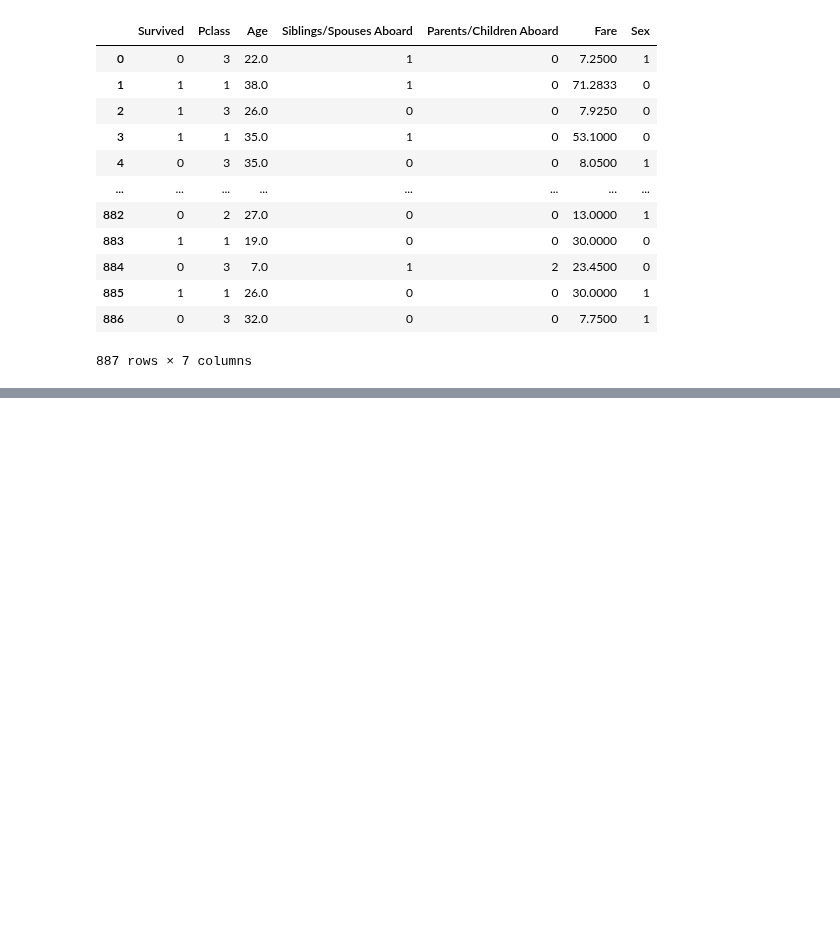
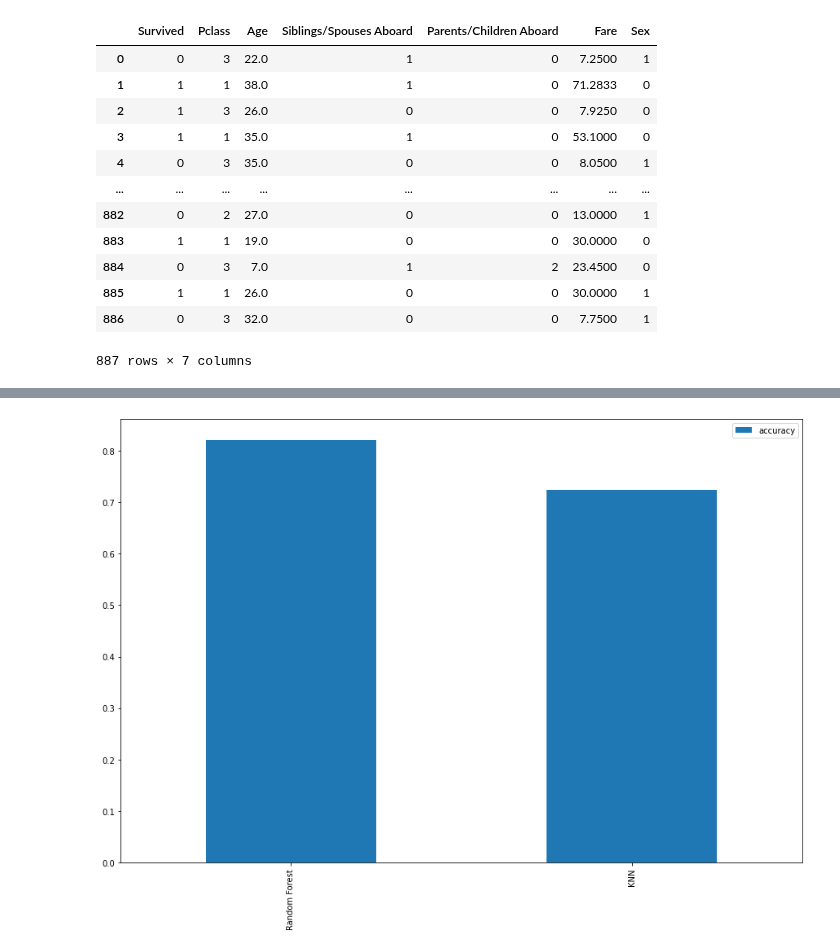
Before and after one commit to shamimsikder/ML-Exercises, a Jupyter notebook: Exercise Project/Titanic Project.ipynb, the cells around one changed output, grey strips where cells are left out. Cells and saved outputs as stored; diff of their text form; code cells hidden in the pictures; blank space fills up the shorter version.

```diff
--- a/Exercise Project/Titanic Project.ipynb
+++ b/Exercise Project/Titanic Project.ipynb
@@ -176,0 +201,24 @@ titanic_data
+# %%
+X = titanic_data.drop("Survived", axis=1)
+
+y = titanic_data.Survived
+# %%
+x_train,x_test,y_train,y_test = train_test_split(X,y,test_size=0.2)
+# %%
+models = {"Random Forest": RandomForestClassifier(),
+          "KNN": KNeighborsClassifier()
+         }
+
+def fit_and_score(models,x_train,x_test,y_train,y_test):
+
+    np.random.seed(42)
+
+    model_scores = {}
+
+    for name,model in models.items():
+
+        model.fit(x_train,y_train)
+
+        model_scores[name] = model.score(x_test,y_test)
+
+    return model_scores
@@ -176,0 +231,6 @@ titanic_data
+# %%
+model_scores = pd.DataFrame(model_scores, index=["accuracy"])
+
+model_scores.T.plot.bar(figsize=(15,10));
+# %% [output]
+[figure, added]
```
Also changed, not shown: parts of 3 cells of this notebook.
